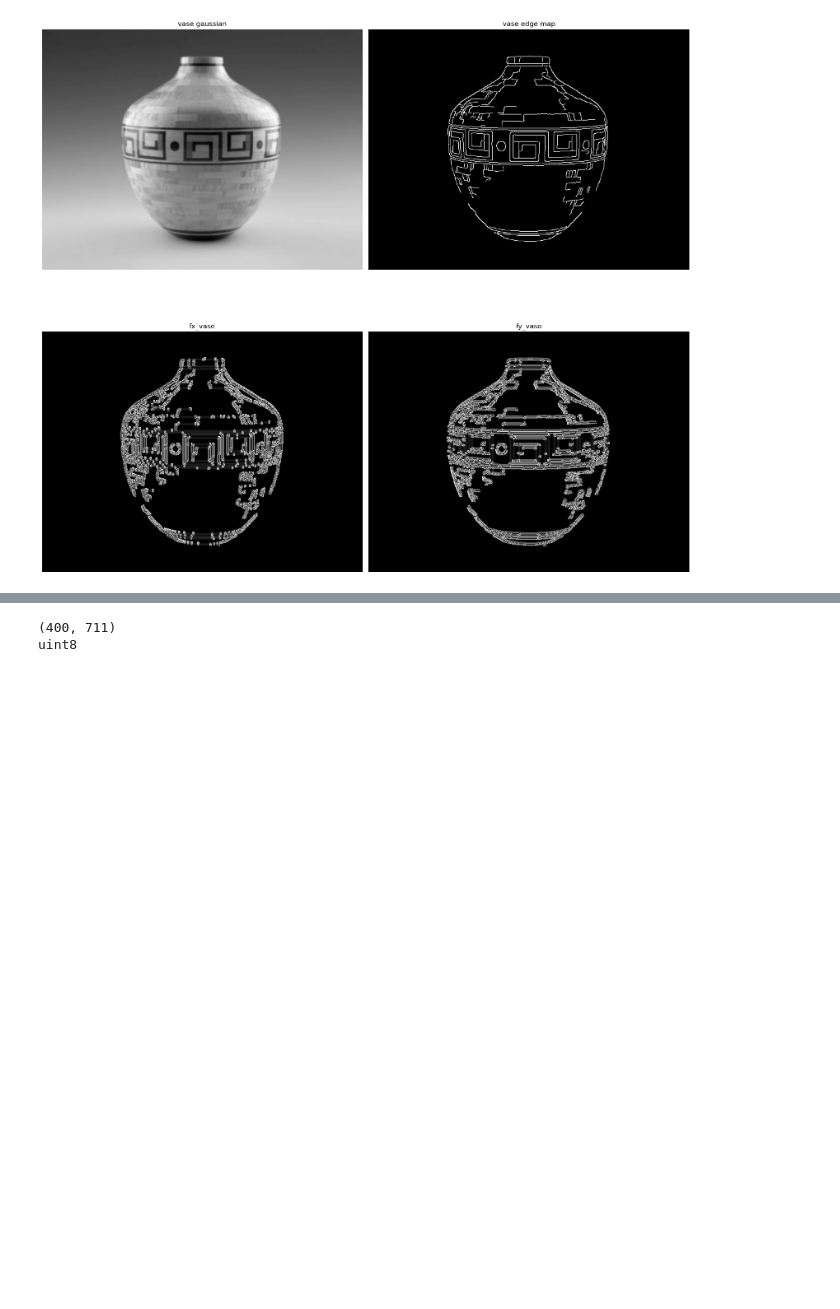
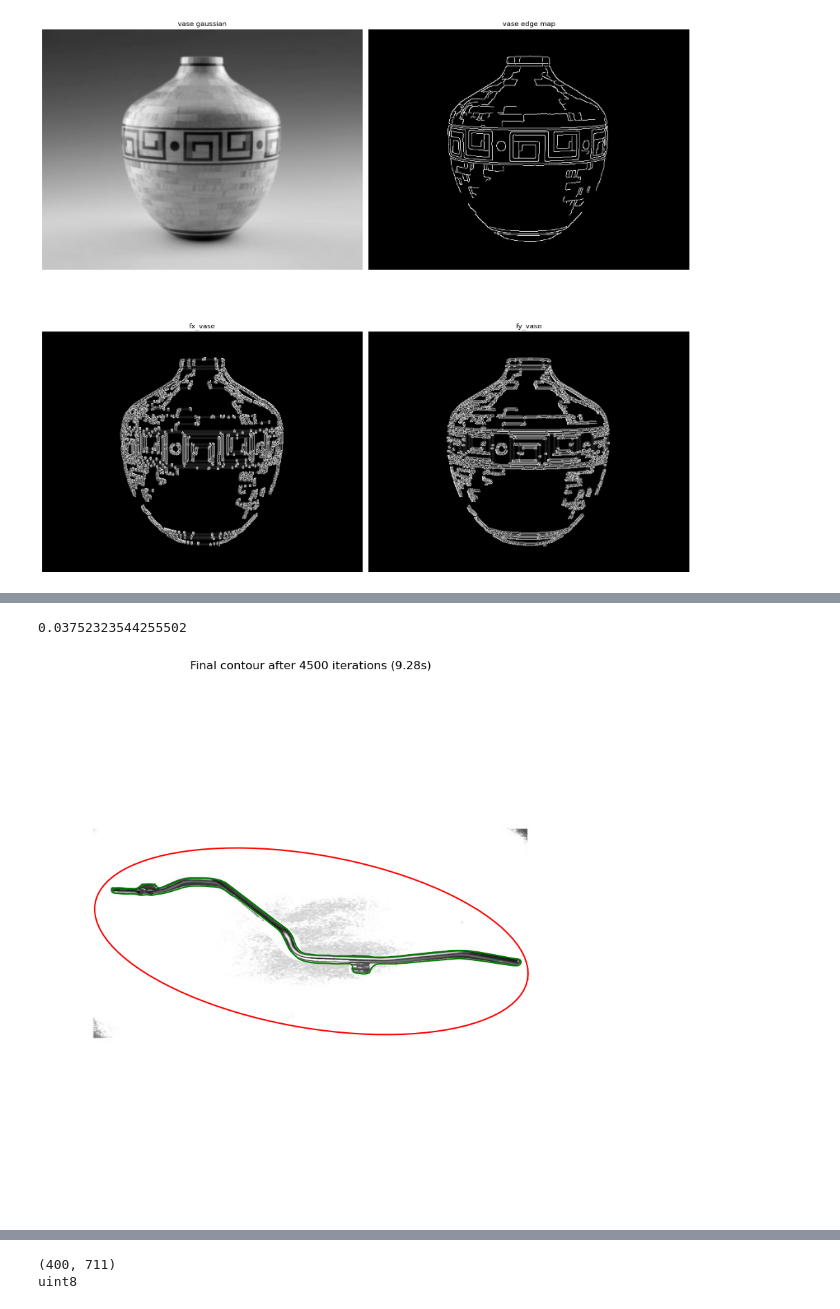
Before and after one commit to shh4und/snakes, a Jupyter notebook: 2D/snake.ipynb, the cells around one changed output, grey strips where cells are left out. Cells and saved outputs as stored; diff of their text form; code cells hidden in the pictures; blank space fills up the shorter version.

```diff
--- a/2D/snake.ipynb
+++ b/2D/snake.ipynb
@@ -241,0 +229,19 @@ tubimg1_v_init = tubimg1_V_subdivided
+# %%
+# Parâmetros da elipse
+center = (tubimg1.shape[1] // 2, tubimg1.shape[0] // 2)  # Centro em (x, y)
+semi_major = 330  # Semi-eixo maior
+semi_minor = 130  # Semi-eixo menor
+angle = 1*np.pi/18  # Rotação de 45 graus
+num_points = 100  # Número de pontos
+
+# Gerar contorno elíptico
+tubimg1_V_elipse = init_elipse(center, semi_major, semi_minor, angle, num_points)
+
+tubimg1_V_circle = init_circle(
+    (tubimg1.shape[1] // 2, tubimg1.shape[0] // 2), 360, num_points=50
+)
+
+subdivision_k = 3
+tubimg1_V_subdivided = subdivision(tubimg1_V_elipse, k=subdivision_k)
+print("Pontos subdivididos:", tubimg1_V_subdivided.shape)
+tubimg1_v_init = tubimg1_V_subdivided
@@ -254,30 +264,35 @@ plt.show()
 # %%
 # Configure snake parameters
 tubimg1_params = SnakeParams(
-    alpha=3750.0,  # Stronger continuity
-    beta=2000.0,  # Stronger curvature
+    alpha=1200.0,  # Stronger continuity
+    beta=400.0,  # Stronger curvature
     k=float(subdivision_k),
-    gamma=0.0021,  # Smaller time step
-    sigma=5.0,  # Less blur
-    kb=17.0,  # Weaker balloon force
-    sb=80.3,  # More smoothing
-    max_iter=4900,
+    gamma=0.002,  # Smaller time step
+    sigma=2.0,  # Less blur
+    kb=20.0,  # Weaker balloon force
+    sb=50.0,  # More smoothing
+    max_iter=4500,
     verbose=True,
     cubic_spline_refinement=True,
-    vfc_ksize=15,
-    vfc_sigma=5.85,
+    dmax=1.5,
+    mfactor=1.0,
+    vfc_ksize=5,
+    vfc_sigma=2.0,
 )
 
 # Create and evolve snake
 tubimg1_snake = Snake2D(tubimg1, tubimg1_v_init, tubimg1_params)
 v_final, iters, duration = tubimg1_snake.evolve()
 
 # Display result
 plt.figure(figsize=(10, 10))
 plt.imshow(tubimg1, cmap="gray")
 plt.plot(tubimg1_v_init[:, 0], tubimg1_v_init[:, 1], "r-")
 plt.plot(v_final[:, 0], v_final[:, 1], "g-")
 
 plt.title(f"Final contour after {iters} iterations ({duration:.2f}s)")
 plt.axis("off")
 plt.show()
+# %% [output]
+0.03752323544255502
+[figure, added]
```
Also changed, not shown: parts of 25 cells of this notebook.
